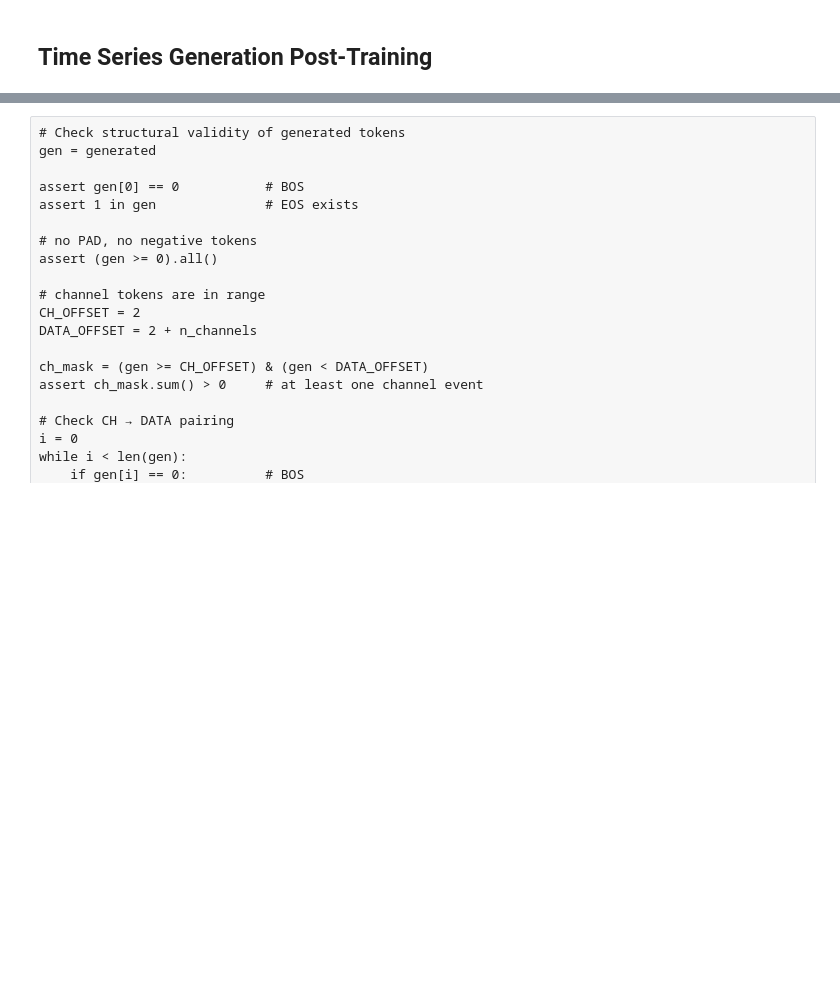
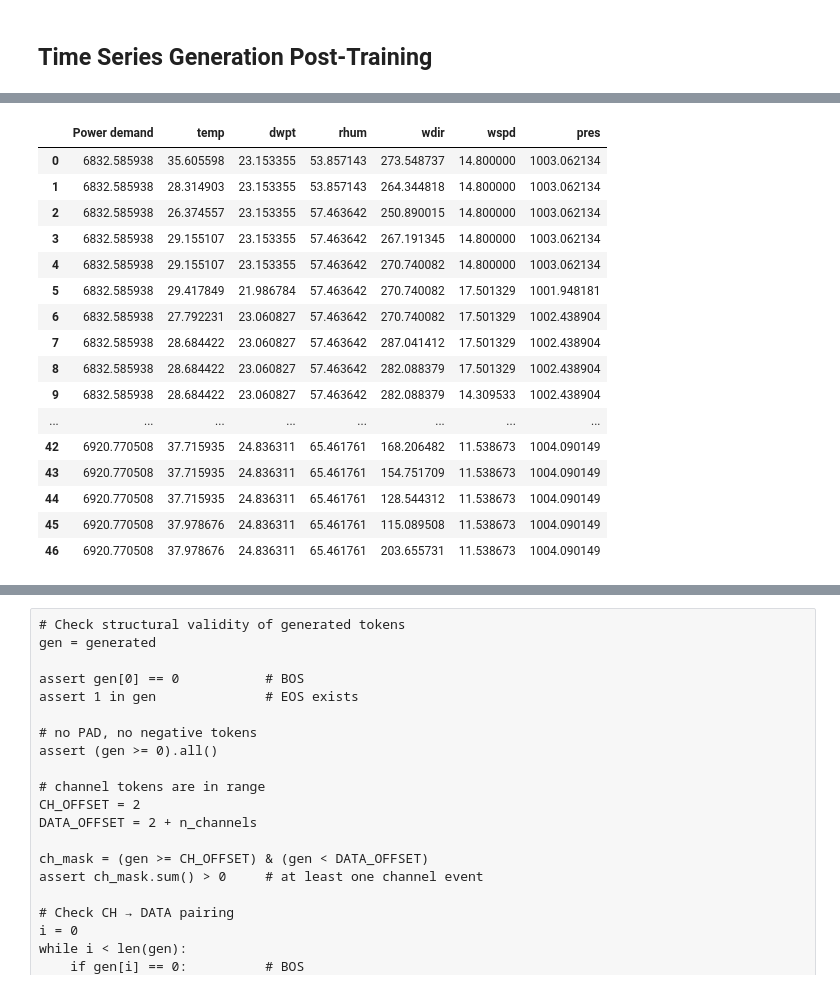
Before and after one commit to martinlie/vector-tokenizer, a Jupyter notebook: vector-tokenizer/2b tokenize2.ipynb, the cells around one changed output, grey strips where cells are left out. Cells and saved outputs as stored; diff of their text form; code cells hidden in the pictures; blank space fills up the shorter version.

```diff
--- a/vector-tokenizer/2b tokenize2.ipynb
+++ b/vector-tokenizer/2b tokenize2.ipynb
@@ -656,0 +976,31 @@ Array([  0,   2, 159, ...,   8, 119,   1], dtype=int32)
+# %%
+# Decode tokens to deltas, cumsum with initial value, and de-normalize
+Y_rec = decode_equal_width_global(new_Y_tok, mids)
+Y_rec = pd.DataFrame(Y_rec, columns=X.columns)
+#Y_rec = Y_rec.cumsum() * sigma
+Y_rec = (Y_rec * sigma) #+ mu
+Y_rec = Y_rec.fillna(0)
+
+init_values = X_test.iloc[-1].values
+Y_pred = init_values + jnp.cumsum(Y_rec.values, axis=0)
+
+Y_pred = pd.DataFrame(Y_pred, columns=X.columns)
+Y_pred
+# %% [output]
+|  | Power demand | temp | dwpt | rhum | wdir | wspd | pres |
+| 0 | 6832.585938 | 35.605598 | 23.153355 | 53.857143 | 273.548737 | 14.800000 | 1003.062134 |
+| 1 | 6832.585938 | 28.314903 | 23.153355 | 53.857143 | 264.344818 | 14.800000 | 1003.062134 |
+| 2 | 6832.585938 | 26.374557 | 23.153355 | 57.463642 | 250.890015 | 14.800000 | 1003.062134 |
+| 3 | 6832.585938 | 29.155107 | 23.153355 | 57.463642 | 267.191345 | 14.800000 | 1003.062134 |
+| 4 | 6832.585938 | 29.155107 | 23.153355 | 57.463642 | 270.740082 | 14.800000 | 1003.062134 |
+| 5 | 6832.585938 | 29.417849 | 21.986784 | 57.463642 | 270.740082 | 17.501329 | 1001.948181 |
+| 6 | 6832.585938 | 27.792231 | 23.060827 | 57.463642 | 270.740082 | 17.501329 | 1002.438904 |
+| 7 | 6832.585938 | 28.684422 | 23.060827 | 57.463642 | 287.041412 | 17.501329 | 1002.438904 |
+| 8 | 6832.585938 | 28.684422 | 23.060827 | 57.463642 | 282.088379 | 17.501329 | 1002.438904 |
+| 9 | 6832.585938 | 28.684422 | 23.060827 | 57.463642 | 282.088379 | 14.309533 | 1002.438904 |
+| ... | ... | ... | ... | ... | ... | ... | ... |
+| 42 | 6920.770508 | 37.715935 | 24.836311 | 65.461761 | 168.206482 | 11.538673 | 1004.090149 |
+| 43 | 6920.770508 | 37.715935 | 24.836311 | 65.461761 | 154.751709 | 11.538673 | 1004.090149 |
+| 44 | 6920.770508 | 37.715935 | 24.836311 | 65.461761 | 128.544312 | 11.538673 | 1004.090149 |
+| 45 | 6920.770508 | 37.978676 | 24.836311 | 65.461761 | 115.089508 | 11.538673 | 1004.090149 |
+| 46 | 6920.770508 | 37.978676 | 24.836311 | 65.461761 | 203.655731 | 11.538673 | 1004.090149 |
```
Also changed, not shown: parts of 13 cells of this notebook.
